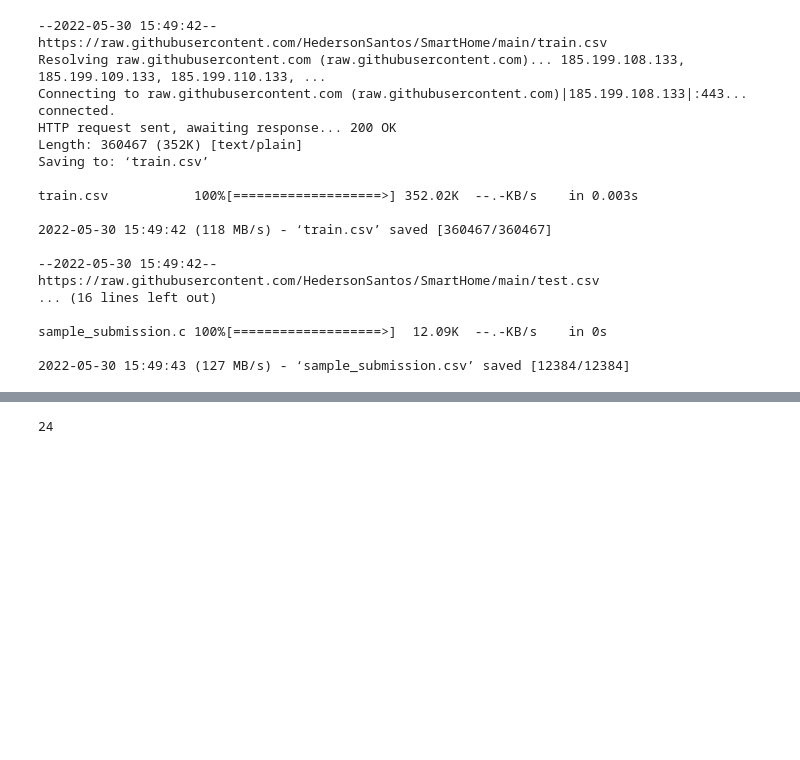
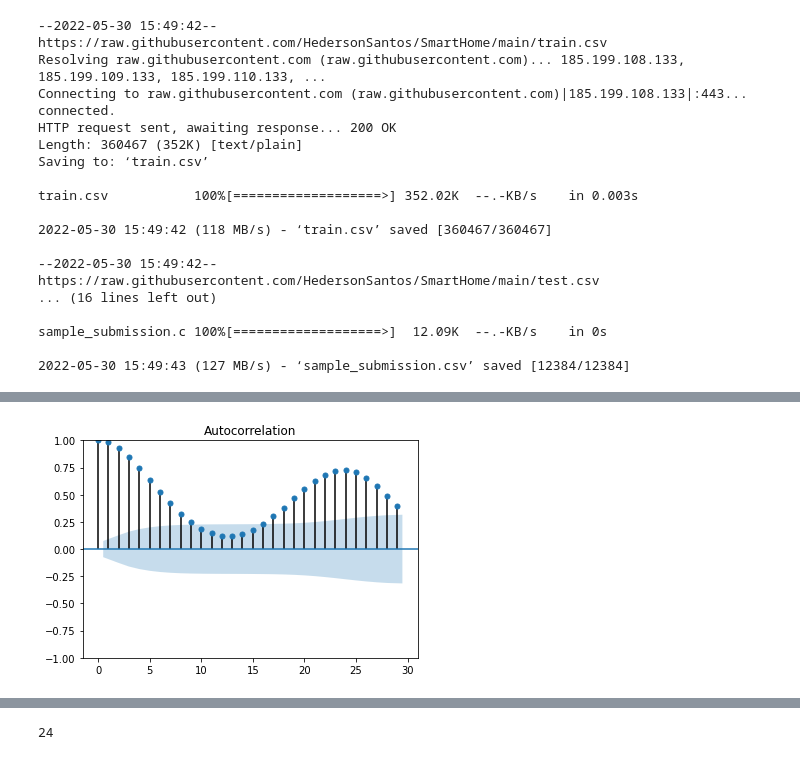
Before and after one commit to HedersonSantos/SmartHome, a Jupyter notebook: seriesTemporaisLSTM_2.ipynb, the cells around one changed output, grey strips where cells are left out. Cells and saved outputs as stored; diff of their text form; code cells hidden in the pictures; blank space fills up the shorter version.

```diff
--- a/seriesTemporaisLSTM_2.ipynb
+++ b/seriesTemporaisLSTM_2.ipynb
@@ -99,3 +105,8 @@ df_treino.fillna(method='ffill', inplace=True)
+# %%
+plot_acf(df_treino)
+plt.show();
+# %% [output]
+[figure, added]
 # %%
 min(df_treino.index), max(df_treino.index)
 # %% [output]
```
Also changed, not shown: parts of 11 cells of this notebook.
